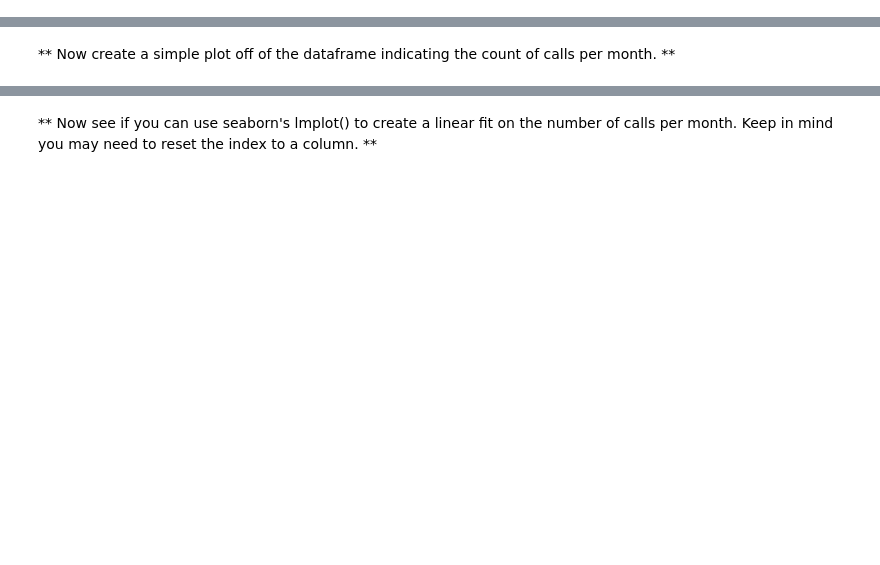
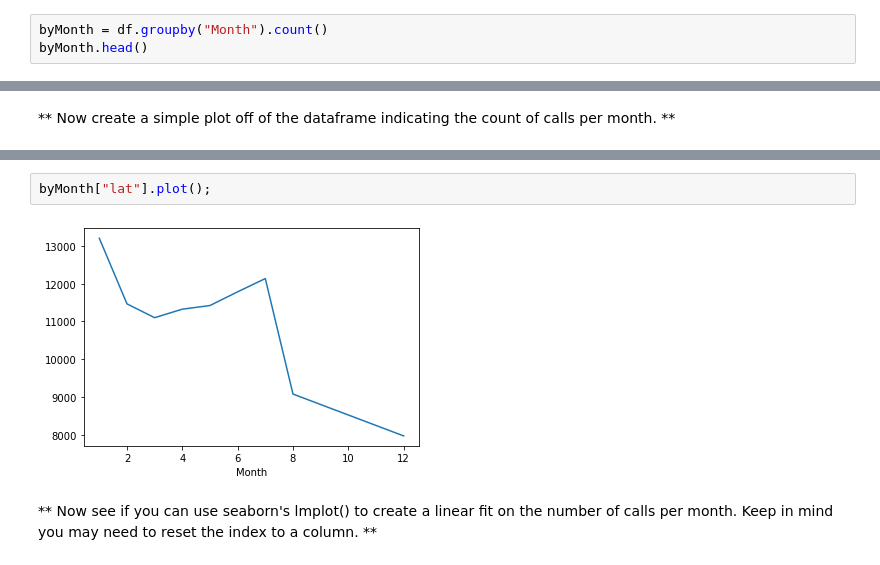
Before and after one commit to ayanamarsh/try-github, a Jupyter notebook: 01-911 Calls Data Capstone Project.ipynb, the cells around one changed output, grey strips where cells are left out. Cells and saved outputs as stored; diff of their text form; blank space fills up the shorter version.

```diff
--- a/01-911 Calls Data Capstone Project.ipynb
+++ b/01-911 Calls Data Capstone Project.ipynb
@@ -162,0 +199,3 @@ _____
+# %%
+byMonth = df.groupby("Month").count()
+byMonth.head()
@@ -169,2 +212,6 @@ _____
+# %%
+byMonth["lat"].plot();
+# %% [output]
+[figure, added]
 # %% [markdown]
 ** Now see if you can use seaborn's lmplot() to create a linear fit on the number of calls per month. Keep in mind you may need to reset the index to a column. **
```
Also changed, not shown: parts of 49 cells of this notebook.
